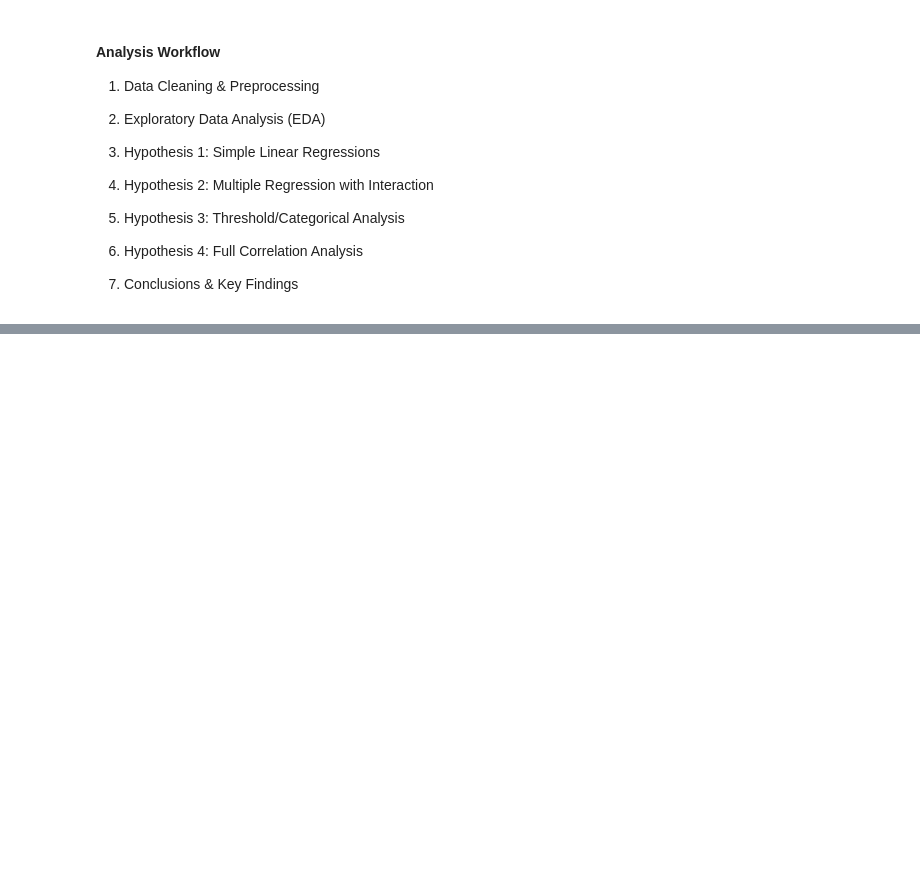
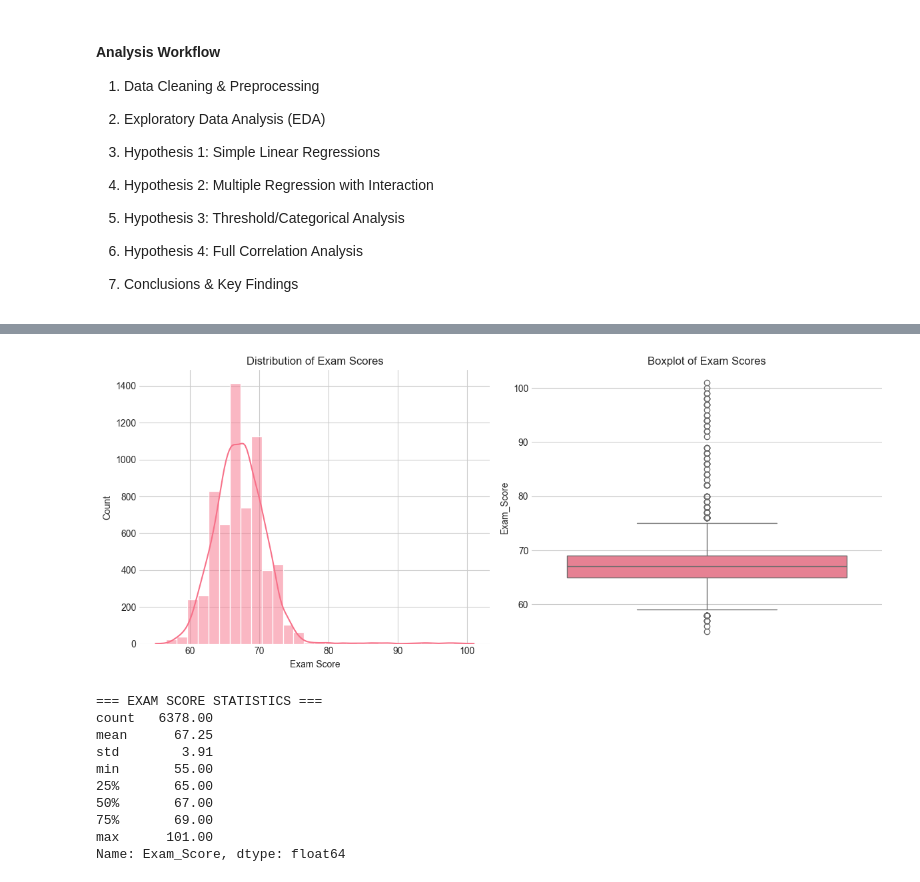
Before and after one commit to symemi115/Student-Performance-Factors, a Jupyter notebook: jupyter_notebooks/Notebook.ipynb, the cells around one changed output, grey strips where cells are left out. Cells and saved outputs as stored; diff of their text form; code cells hidden in the pictures; blank space fills up the shorter version.

```diff
--- a/jupyter_notebooks/Notebook.ipynb
+++ b/jupyter_notebooks/Notebook.ipynb
@@ -56,0 +235,20 @@ sns.set_palette("husl")
+# %%
+# Safer way to convert data types (fixes the warning)
+print("=== DATA TYPES BEFORE ===")
+print(df_clean.dtypes)
+
+# Creating a proper copy first to avoid the warning
+df_clean = df_clean.copy()
+
+# Converting categorical columns
+categorical_columns = ['Gender', 'Parental_Involvement', 'Extracurricular_Activities',
+                       'Learning_Disabilities', 'School_Type']  # Adjust based on my actual columns
+
+for col in categorical_columns:
+    if col in df_clean.columns:
+        df_clean[col] = df_clean[col].astype('category')
+        print(f"Converted {col} to category")
+
+# Verify changes
+print("\n=== DATA TYPES AFTER ===")
+print(df_clean.dtypes)
@@ -56,0 +337,31 @@ sns.set_palette("husl")
+# %%
+# Distribution of target variable (Exam Score)
+plt.figure(figsize=(12, 5))
+
+plt.subplot(1, 2, 1)
+sns.histplot(df_clean['Exam_Score'], kde=True, bins=30)
+plt.title('Distribution of Exam Scores')
+plt.xlabel('Exam Score')
+
+plt.subplot(1, 2, 2)
+sns.boxplot(y=df_clean['Exam_Score'])
+plt.title('Boxplot of Exam Scores')
+
+plt.tight_layout()
+plt.show()
+
+# Summary statistics for exam score
+print("=== EXAM SCORE STATISTICS ===")
+print(df_clean['Exam_Score'].describe())
+# %% [output]
+[figure, added]
+=== EXAM SCORE STATISTICS ===
+count   6378.00
+mean      67.25
+std        3.91
+min       55.00
+25%       65.00
+50%       67.00
+75%       69.00
+max      101.00
+Name: Exam_Score, dtype: float64
```
Also changed, not shown: parts of 22 cells of this notebook, 1 other file.
